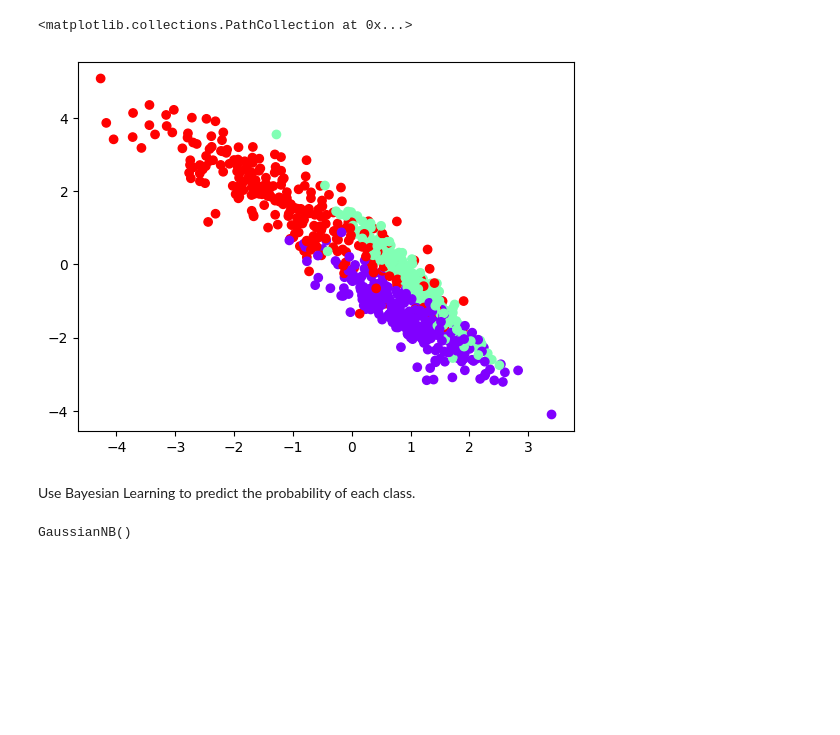
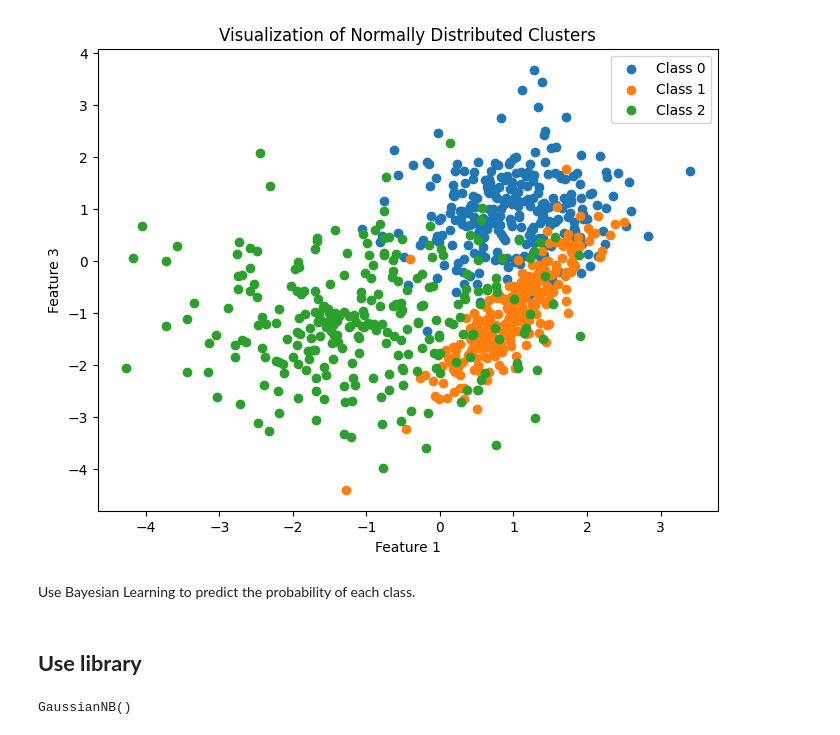
Before and after one commit to nhatkhangcs/Machine-Learning-HCMUT-Labs, a Jupyter notebook: src/Lab2.BayesLearning.ipynb, the cells around one changed output. Saved outputs shown, nothing was run; the diff lists cells and outputs as text; code cells hidden in the pictures; blank space fills up the shorter version.

```diff
--- a/src/Lab2.BayesLearning.ipynb
+++ b/src/Lab2.BayesLearning.ipynb
@@ -9,14 +11,18 @@ X, y = make_classification(
     random_state=1,
     n_clusters_per_class=1,
 )
-# %%
-# visualize the dataset
-import matplotlib.pyplot as plt
-
-plt.scatter(X[:, 0], X[:, 1], c=y, cmap="rainbow")
-# %% [output]
-<matplotlib.collections.PathCollection at 0x...>
-[figure, removed]
+# %%
+# Plot the dataset
+plt.figure(figsize=(8, 6))
+for cls in range(3):
+    plt.scatter(X[y == cls, 0], X[y == cls, 2], label=f"Class {cls}")
+plt.xlabel("Feature 1")
+plt.ylabel("Feature 3")
+plt.title("Visualization of Normally Distributed Clusters")
+plt.legend()
+plt.show()
+# %% [output]
+[figure, added]
 # %% [markdown]
 Use Bayesian Learning to predict the probability of each class.
 # %%
@@ -24,6 +30,8 @@ Use Bayesian Learning to predict the probability of each class.
 from sklearn.model_selection import train_test_split
 
 X_train, X_test, y_train, y_test = train_test_split(X, y, test_size=0.3)
+# %% [markdown]
+## **Use library**
 # %%
 # Bayes Model
 from sklearn.naive_bayes import GaussianNB
```
Also changed, not shown: parts of 2 cells of this notebook, 2 other files.
